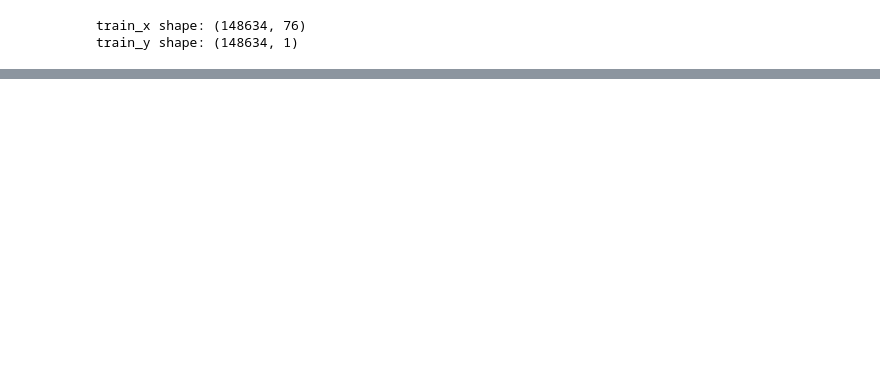
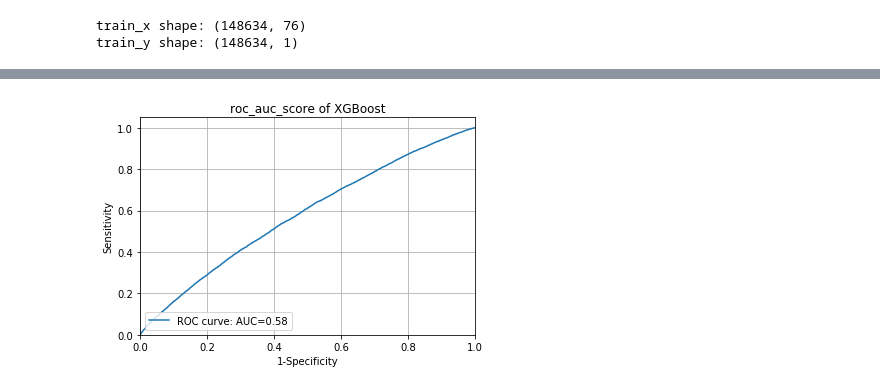
Before and after one commit to imcccoco/msbd_5012_proj_lol, a Jupyter notebook: predict.ipynb, the cells around one changed output, grey strips where cells are left out. Cells and saved outputs as stored; diff of their text form; code cells hidden in the pictures; blank space fills up the shorter version.

```diff
--- a/predict.ipynb
+++ b/predict.ipynb
@@ -49,0 +122,14 @@ Did not meet early stopping. Best iteration is:
+# %%
+from xgboost import XGBClassifier
+from lightgbm import LGBMClassifier
+from catboost import CatBoostClassifier
+# from sklearn.ensemble import AdaBoostClassifier
+model_xgb = XGBClassifier(max_depth = 3, learning_rate = 0.07, min_child_weight = 10)
+model_lgb = LGBMClassifier(learning_rate = 0.05, num_leaves = 12, min_child_samples = 15)
+# model_cb = CatBoostClassifier(eval_metric = "AUC",depth = 10, learning_rate = 0.1, l2_leaf_reg = 10,iterations = 500)
+model_cb = CatBoostClassifier(eval_metric = "AUC")
+# model_ab = AdaBoostClassifier()
+print(model_xgb)
+print(model_lgb)
+print(model_cb)
+# print(model_cb2)
@@ -49,0 +151,2 @@ Did not meet early stopping. Best iteration is:
+# %%
+model_xgb.fit(X_train,y_train)
@@ -49,0 +161,2 @@ Did not meet early stopping. Best iteration is:
+# %%
+model_lgb.fit(X_train,y_train)
@@ -49,0 +170,2 @@ Did not meet early stopping. Best iteration is:
+# %%
+model_cb.fit(X_train,y_train)
@@ -49,0 +194,67 @@ Did not meet early stopping. Best iteration is:
+# %%
+from sklearn import metrics
+import matplotlib.pyplot as plt
+import numpy as np
+def auc(m, train, valid):
+    return (metrics.roc_auc_score(y_train,m.predict_proba(train)[:,1]),
+                            metrics.roc_auc_score(y_valid,m.predict_proba(valid)[:,1]))
+
+def acc(m, train, valid):
+    return (metrics.accuracy_score(y_train,m.predict(train)),
+                            metrics.accuracy_score(y_valid,m.predict(valid)))
+
+def precision(m, train, valid):
+    return (metrics.precision_score(y_train,m.predict(train)),
+                            metrics.precision_score(y_valid,m.predict(valid)))
+
+def f1(m, train, valid):
+    return (metrics.f1_score(y_train,m.predict(train)),
+                            metrics.f1_score(y_valid,m.predict(valid)))
+
+def plot_auc(labels, y_predict_proba,title):
+
+    auc = metrics.roc_auc_score(labels, y_predict_proba)
+    fpr, tpr, thresholds = metrics.roc_curve(labels, y_predict_proba)
+    curve_roc = np.array([fpr, tpr])
+
+    plt.plot(fpr, tpr, label='ROC curve: AUC={0:0.2f}'.format(auc))
+    plt.xlabel('1-Specificity')
+    plt.ylabel('Sensitivity')
+    plt.ylim([0.0, 1.05])
+    plt.xlim([0.0, 1.0])
+    plt.title('roc_auc_score of '+title)
+    plt.grid(True)
+    plt.legend(loc="lower left")
+    plt.show()
+    return auc
+
+print('XGBoost auc_score:',plot_auc(y_valid, model_xgb.predict_proba(X_valid)[:,1],'XGBoost'))
+print('Light GBM auc_score:',plot_auc(y_valid, model_lgb.predict_proba(X_valid)[:,1],'Light GBM'))
+print('CatBoost auc_score:',plot_auc(y_valid, model_cb.predict_proba(X_valid)[:,1],'CatBoost'))
+print('CatBoost2 auc_score:',plot_auc(y_valid, model_cb2.predict_proba(X_valid)[:,1],'CatBoost2'))
+
+print('\n','AUC score:')
+print("xgb:",auc(model_xgb,X_train,X_valid))
+print("lgb:",auc(model_lgb,X_train,X_valid))
+print("cb:",auc(model_cb,X_train,X_valid))
+# print("cb2:",auc(model_cb2,X_train,X_valid))
+
+print('\n','accuricy score:')
+print("xgb:",acc(model_xgb,X_train,X_valid))
+print("lgb:",acc(model_lgb,X_train,X_valid))
+print("cb:",acc(model_cb,X_train,X_valid))
+# print("cb2:",acc(model_cb2,X_train,X_valid))
+
+print('\n','precision score:')
+print("xgb:",precision(model_xgb,X_train,X_valid))
+print("lgb:",precision(model_lgb,X_train,X_valid))
+print("cb:",precision(model_cb,X_train,X_valid))
+# print("cb2:",precision(model_cb2,X_train,X_valid))
+
+print('\n','f1 score:')
+print("xgb:",f1(model_xgb,X_train,X_valid))
+print("lgb:",f1(model_lgb,X_train,X_valid))
+print("cb:",f1(model_cb,X_train,X_valid))
+# print("cb2:",f1(model_cb2,X_train,X_valid))
+# %% [output]
+[figure, added]
```
Also changed, not shown: parts of 12 cells of this notebook.
